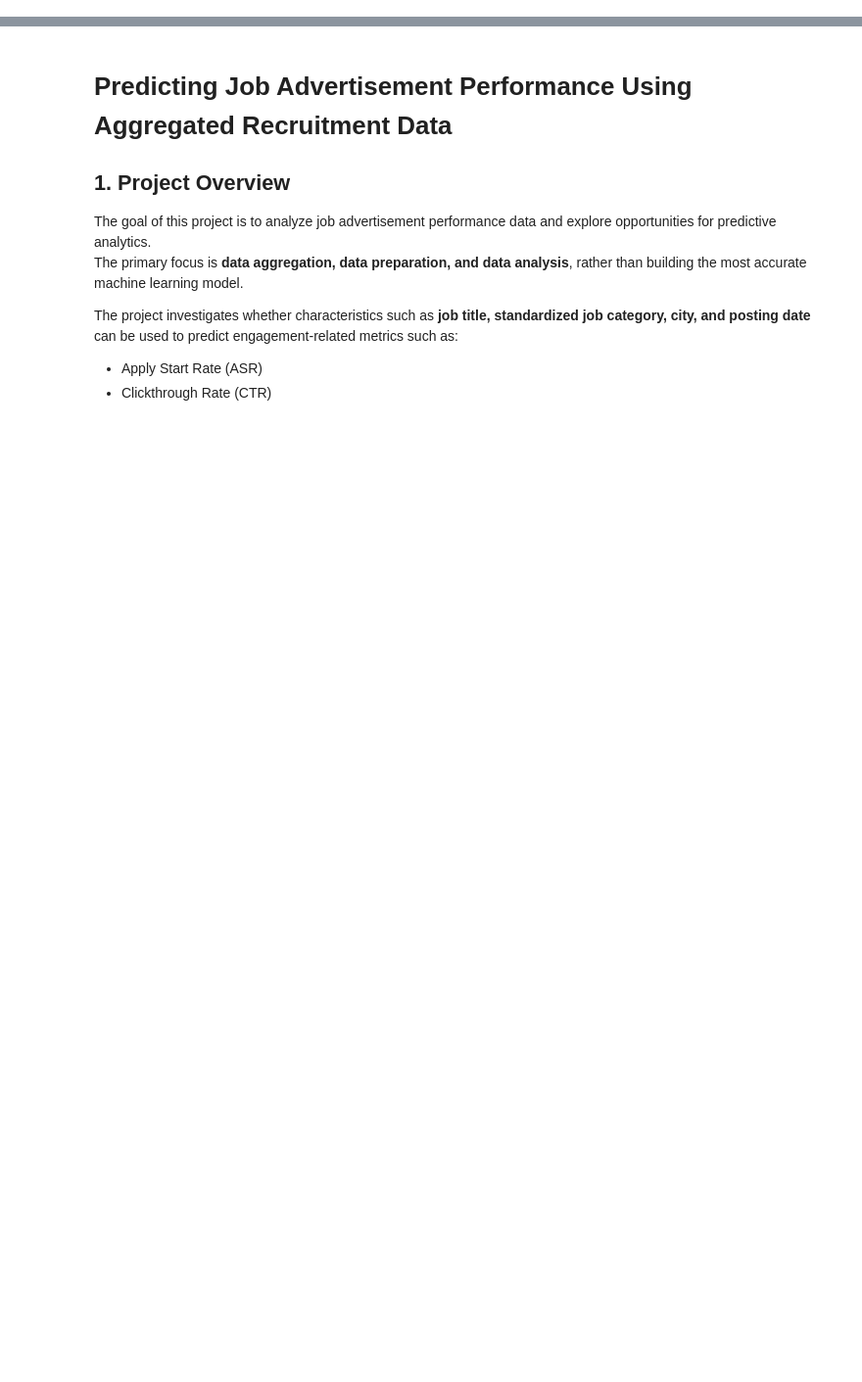
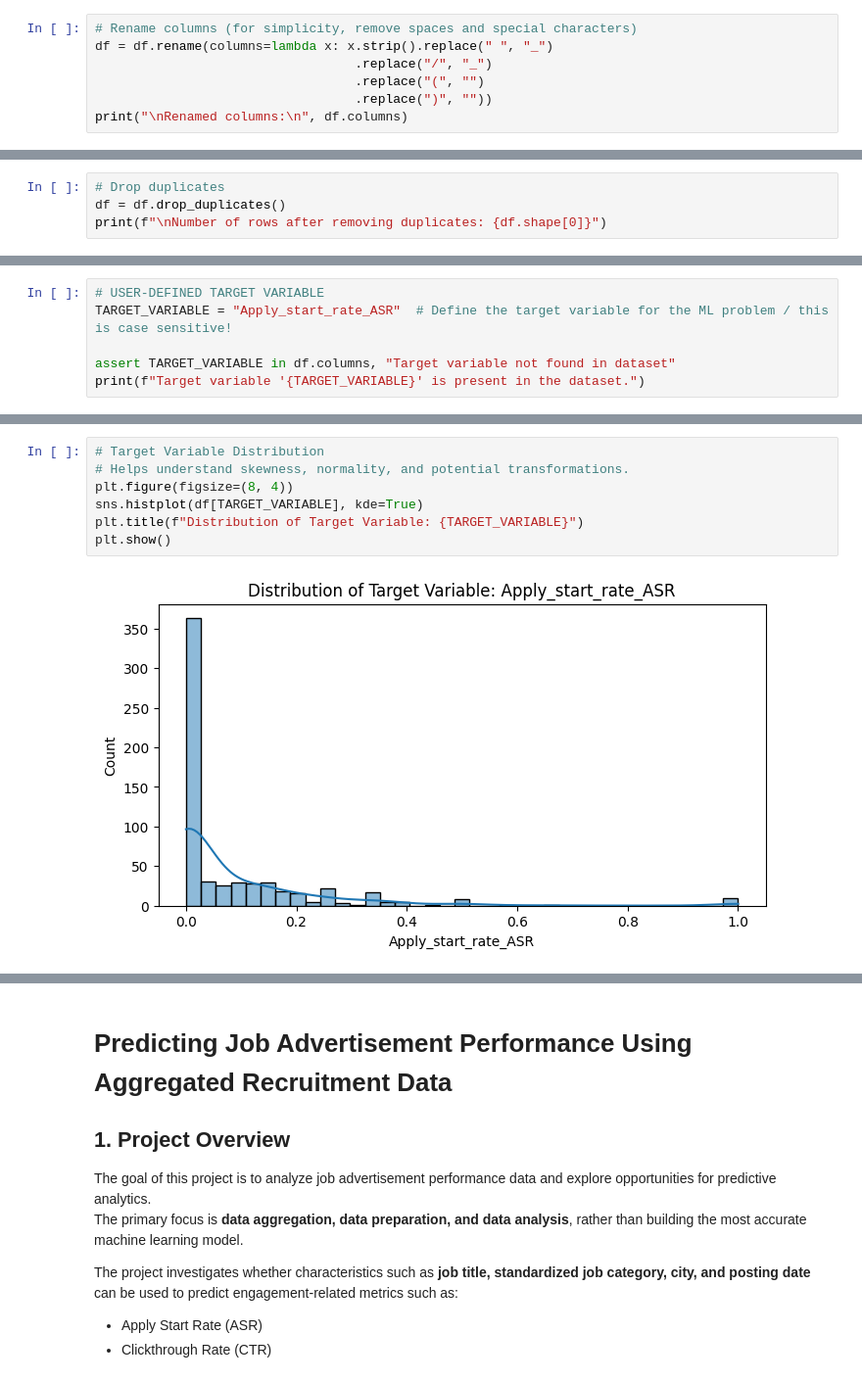
Before and after one commit to Dutchy-dev/Brunel-Indeed, a Jupyter notebook: Code.ipynb, the cells around one changed output, grey strips where cells are left out. Shown at 98% size. Cells and saved outputs as stored; diff of their text form; blank space fills up the shorter version.

```diff
--- a/Code.ipynb
+++ b/Code.ipynb
@@ -0,0 +227,7 @@
+# %%
+# Rename columns (for simplicity, remove spaces and special characters)
+df = df.rename(columns=lambda x: x.strip().replace(" ", "_")
+                                  .replace("/", "_")
+                                  .replace("(", "")
+                                  .replace(")", ""))
+print("\nRenamed columns:\n", df.columns)
@@ -0,0 +244,4 @@
+# %%
+# Drop duplicates
+df = df.drop_duplicates()
+print(f"\nNumber of rows after removing duplicates: {df.shape[0]}")
@@ -0,0 +258,6 @@
+# %%
+# USER-DEFINED TARGET VARIABLE
+TARGET_VARIABLE = "Apply_start_rate_ASR"  # Define the target variable for the ML problem / this is case sensitive!
+
+assert TARGET_VARIABLE in df.columns, "Target variable not found in dataset"
+print(f"Target variable '{TARGET_VARIABLE}' is present in the dataset.")
@@ -0,0 +331,9 @@
+# %%
+# Target Variable Distribution
+# Helps understand skewness, normality, and potential transformations.
+plt.figure(figsize=(8, 4))
+sns.histplot(df[TARGET_VARIABLE], kde=True)
+plt.title(f"Distribution of Target Variable: {TARGET_VARIABLE}")
+plt.show()
+# %% [output]
+[figure, added]
```
Also changed, not shown: parts of 35 cells of this notebook.
